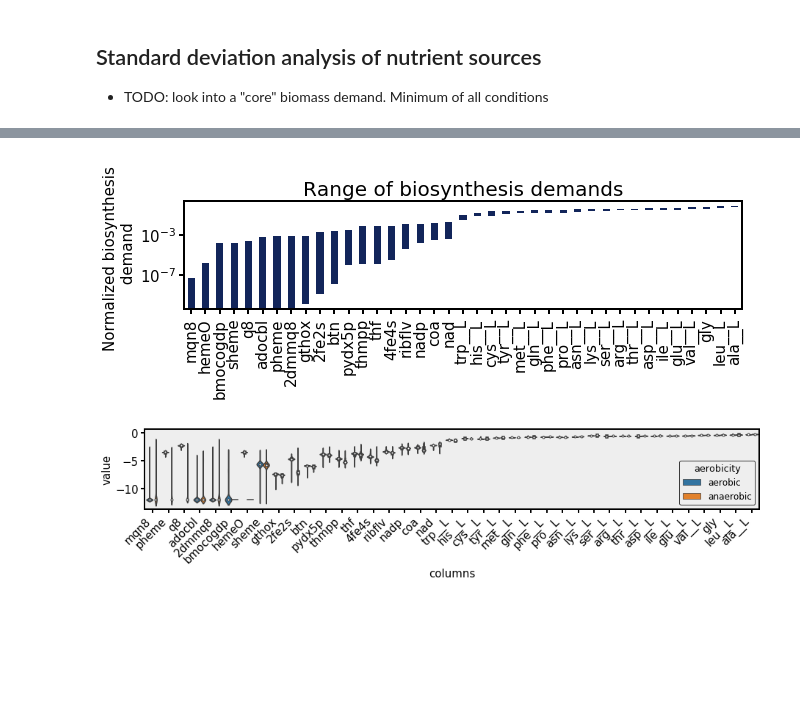
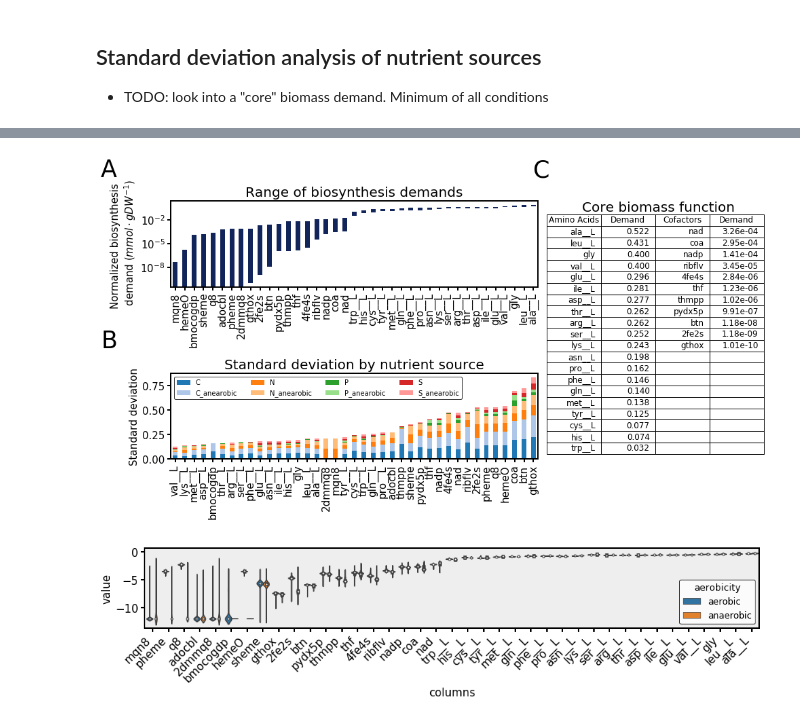
Before and after one commit to coltonlloyd/me_biomass, a Jupyter notebook: me_cofactor/NEW_analyze_me_biomass_predictions.ipynb, the cells around one changed output, grey strips where cells are left out. Drawn from its saved outputs; the diff is of its cells as text; code cells hidden in the pictures; blank space fills up the shorter version.

```diff
--- a/me_cofactor/NEW_analyze_me_biomass_predictions.ipynb
+++ b/me_cofactor/NEW_analyze_me_biomass_predictions.ipynb
@@ -127,8 +127,11 @@ for i, kind in enumerate(['amino_acid', 'cofactors', 'coenzymes']):
     elif kind == 'coenzymes':
         title = 'Coenzymes'
     joined.rename(met_to_name, inplace=True)
+    plt.rcParams['legend.facecolor'] = 'w'
     joined[['ME-Aerobic', 'ME-Anaerboic', 'iJO1366 BOF']].plot(kind='bar', logy=logy, ax=ax,
-                                                               cmap=palettable.cartocolors.diverging.Earth_4.mpl_colormap,legend=legend)
+                                                               color=['#0099E6', '#F23814', '#000000'],
+                                                               legend=legend)
+
     ax.set_xticklabels(joined.index, fontdict={'horizontalalignment': 'right', 'rotation':45})
     ax.set_title(title)
     ax.set_facecolor('w')
@@ -425,7 +426,10 @@ ax.hist?
 
 - TODO: look into a "core" biomass demand. Minimum of all conditions
 # %%
-fig, ax = plt.subplots(figsize=(10, 2))
+#fig, axes = plt.subplots(2, 1, figsize=(10, 7))
+fig  = plt.figure(figsize=(15,7))
+gs = fig.add_gridspec(2, 3)
+ax = fig.add_subplot(gs[0,:-1])
 plot_df = cluster_df.copy()#.loc[[i for i in cluster_df.index if 'anaer' not in i]]
 c2, c1 = palettable.wesanderson.Zissou_5.hex_colors[0:2]
 ax = plot_df.drop('atp', axis=1).max().sort_values().plot(kind='bar', logy=True,
@@ -433,8 +437,69 @@ ax = plot_df.drop('atp', axis=1).max().sort_values().plot(kind='bar', logy=True,
 
 ax = plot_df.drop('atp', axis=1).min().sort_values().plot(kind='bar', logy=True, ax=ax,
                                                              color='w')
-#ax.legend([ax.get_legend_handles_labels()[0][0]], ['Range of normalized'], facecolor='w')
 ax.set_facecolor('w')
-ax.set_ylabel('Normalized biosynthesis \n demand')
+ax.set_ylabel('Normalized biosynthesis \n demand' + r' ($mmol \cdot gDW^{-1}$)')
 ax.set_title('Range of biosynthesis demands')
+
+aer = [i for i in cluster_df.index if 'anaerob' not in i]
+anaer = [i for i in cluster_df.index if 'anaerob' in i]
+all_values ={}
+for kind, lis in zip(['aerobic', 'anaerobic'], [aer, anaer]):
+    q = cluster_df.loc[aer]/ cluster_df.loc[aer].T.max(axis=1)
+    sources = set([i.split('_')[0] for i in q.index])
+
+    sorted_all = q.drop('atp', axis=1).T.std(axis=1).sort_values().index
+
+    for s in sources:
+        source_rxns = [i for i in q.index if i.startswith(s)]
+        key = s if kind == 'aerobic' else s+'_anearobic'
+        all_values[key] =dict(zip(sorted_all, list(q.loc[source_rxns, sorted_all].T.std(axis=1).values)))
+
+ax = fig.add_subplot(gs[1,:-1])
+all_val_df = pd.DataFrame(all_values)
+all_val_df['sum'] = all_val_df.sum(axis=1)
+all_val_df = all_val_df.sort_values('sum')
+all_val_df[sorted(all_val_df.columns)].drop(['sum'], axis=1).plot.bar(
+    stacked=True, colors=palettable.tableau.Tableau_20.hex_colors, ax=ax)
+ax.set_facecolor('w')
+ax.legend(facecolor='w', ncol=4, fontsize=10)
+ax.set_ylabel('Standard deviation')
+ax.set_title('Standard deviation by nutrient source')
+fig.subplots_adjust(hspace=1)
+fig.text(.03, .95, 'A', size=35)
+fig.text(.03, .45, 'B', size=35)
+#fig.savefig('/home/sbrg-cjlloyd/Dropbox/_me_cofactor_manuscript/Figures/figure_3.svg')
+#fig.savefig('/home/sbrg-cjlloyd/Dropbox/_me_cofactor_manuscript/Figures/figure_3.png')
+
+
+for i in plot_df.index:
+    plot_df.loc[i, 'aerobicity'] = 'anaerobic' if 'anaerobic' in i else 'aerobic'
+plot_df = plot_df.drop('atp', axis=1, errors='ignore')
+core_biomass = pd.DataFrame(plot_df.drop('aerobicity', axis=1).min())
+core_biomass = core_biomass[core_biomass>0].dropna().sort_values(0, ascending=False)
+core_biomass.index.name = 'Metabolite'
+core_biomass.columns = ['Demand']
+core_biomass = core_biomass.applymap(lambda x: '%.3f' % x if x>1e-3 else '{:.2e}'.format(float(x)))
+core_biomass = core_biomass.reset_index()
+core_out = pd.DataFrame(index=list(range(20)), columns=list(range(4)))
+core_out.iloc[:20, 0] = core_biomass.iloc[:20, 0]
+core_out.iloc[:20, 1] = core_biomass.iloc[:20, 1]
+core_out.iloc[:11, 2] = core_biomass.iloc[20:, 0].values
+core_out.iloc[:11, 3] = core_biomass.iloc[20:, 1].values
+core_out.columns = ['Amino Acids', 'Demand', 'Cofactors', 'Demand']
+
+#fig, axes = plt.subplots(1, 3)
+ax = fig.add_subplot(gs[:, -1])
+ax.axis('off')
+ax.axis('tight')
+t =ax.table(cellText=core_out.fillna('').values, colLabels=core_out.columns, loc='lower center')
+t.auto_set_font_size(False)
+t.set_fontsize(12)
+t.scale(1.3,1.4)
+fig.text(.62, .95, 'C', size=35)
+fig.text(.79, .85, 'Core biomass function', size=20, ha='center')
+
+#ax.add_patch(xy=(.75, .25))
+fig.savefig('/home/sbrg-cjlloyd/Dropbox/_me_cofactor_manuscript/Figures/figure_3.png')
+fig.savefig('/home/sbrg-cjlloyd/Dropbox/_me_cofactor_manuscript/Figures/figure_3.svg')
 # %% [output]
@@ -442 +507 @@ Text(0.5, 1.0, 'Range of biosynthesis demands')
-[figure, old version]
+[figure, new version]
```
Also changed, not shown: parts of 22 cells of this notebook, 5 other files.
